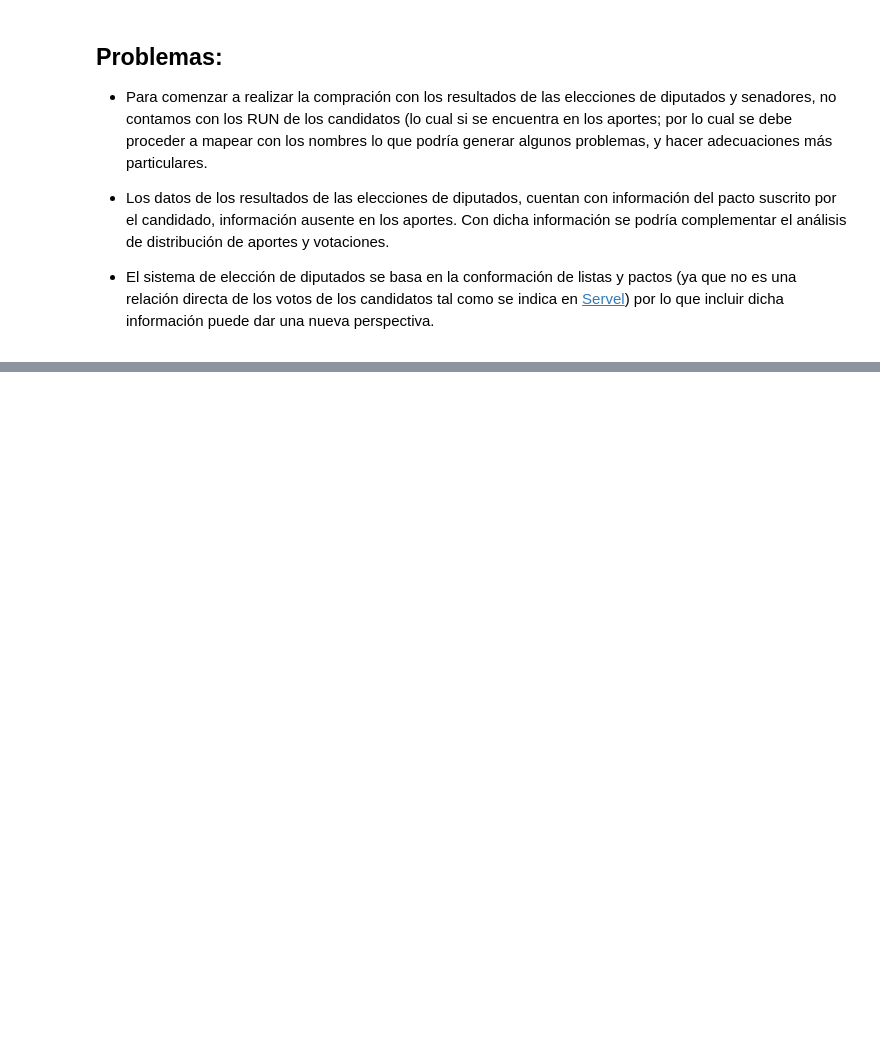
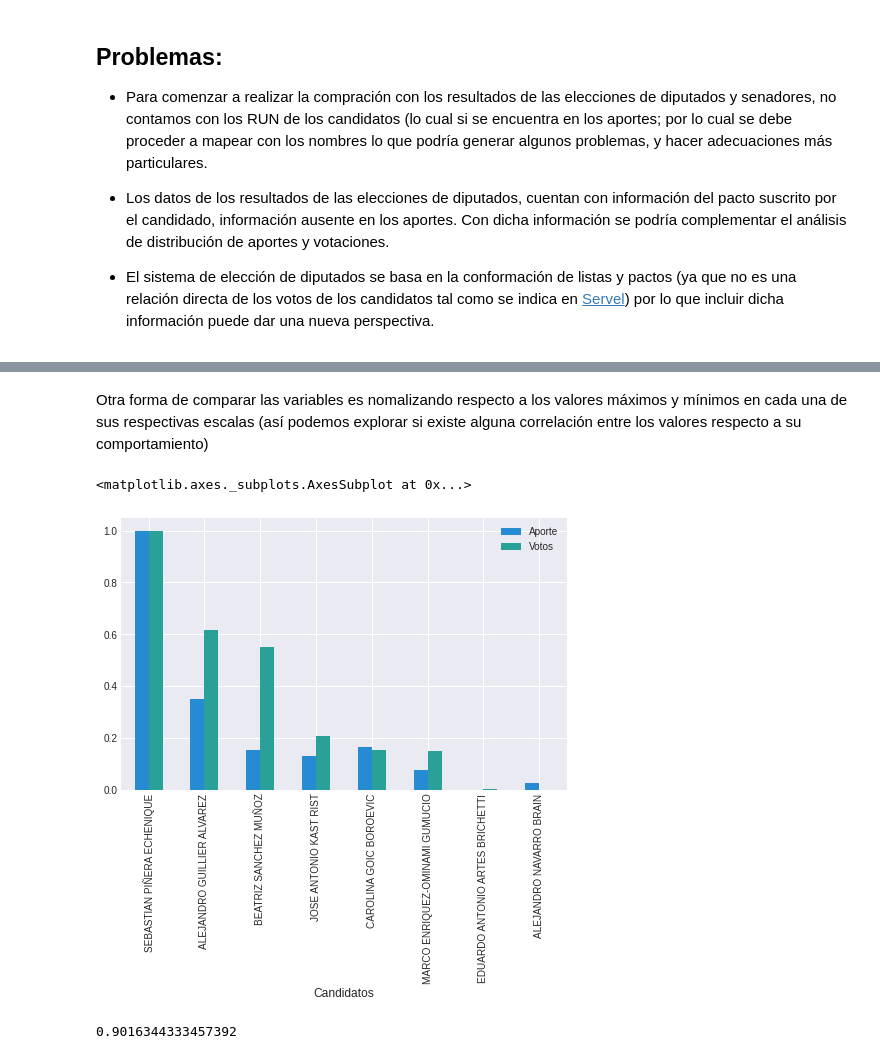
Before and after one commit to wormaza/DatosServel, a Jupyter notebook: elecciones.ipynb, the cells around one changed output, grey strips where cells are left out. Saved outputs shown, nothing was run; the diff lists cells and outputs as text; code cells hidden in the pictures; blank space fills up the shorter version.

```diff
--- a/elecciones.ipynb
+++ b/elecciones.ipynb
@@ -654,3 +654,9 @@ for e in candidatos_presidenciales:
     tasa_voto_presidencial.append(resultado_presidencial_voto_valido.loc[resultado_presidencial_voto_valido['Candidato']==e]['Tasa Total'].item())
 
 resumen_tasa_voto_total_presidencial = np.array([candidatos_presidenciales, tasa_voto_presidencial])
+
+voto_presidencial = []
+for e in candidatos_presidenciales:
+    voto_presidencial.append(resultado_presidencial_voto_valido.loc[resultado_presidencial_voto_valido['Candidato']==e]['Total'].item())
+
+resumen_voto_total_presidencial = np.array([candidatos_presidenciales, voto_presidencial])
@@ -727,3 +723,10 @@ plt.show()
 * Los datos de los resultados de las elecciones de diputados, cuentan con información del pacto suscrito por el candidado, información ausente en los aportes. Con dicha información se podría complementar el análisis de distribución de aportes y votaciones.
 
 * El sistema de elección de diputados se basa en la conformación de listas y pactos (ya que no es una relación directa de los votos de los candidatos tal como se indica en [Servel](https://www.servel.cl/nuevo-sistema-electoral-chileno-metodo-dhont-2/)) por lo que incluir dicha información puede dar una nueva perspectiva.
+# %%
+
+resumen_voto_aporte_presidencial = pd.DataFrame({'Candidatos': candidatos_presidenciales,
+                            'Aporte':resumen_candidato_presidencial[1],
+                            'Votos':resumen_voto_total_presidencial[1]})
+resumen_voto_aporte_presidencial = resumen_voto_aporte_presidencial.sort_values('Votos', ascending=False)
+resumen_voto_aporte_presidencial
@@ -729,0 +743,16 @@ plt.show()
+# %% [markdown]
+Otra forma de comparar las variables es nomalizando respecto a los valores máximos y mínimos en cada una de sus respectivas escalas (así podemos explorar si existe alguna correlación entre los valores respecto a su comportamiento)
+# %%
+from sklearn.preprocessing import MinMaxScaler
+
+scaler = MinMaxScaler()
+df_normalized_resumen = resumen_voto_aporte_presidencial[['Candidatos', 'Aporte', 'Votos']].copy()
+df_normalized_resumen[['Aporte','Votos']] = scaler.fit_transform(df_normalized_resumen[['Aporte','Votos']])
+df_normalized_resumen.plot(x='Candidatos', y=['Aporte','Votos'], kind='bar', figsize=(8,5))
+# %% [output]
+<matplotlib.axes._subplots.AxesSubplot at 0x...>
+[figure, added]
+# %%
+df_normalized_resumen.Votos.astype('float64').corr(df_normalized_resumen.Aporte.astype('float64'))
+# %% [output]
+0.9016344333457392
```
Also changed, not shown: parts of 4 cells of this notebook.
